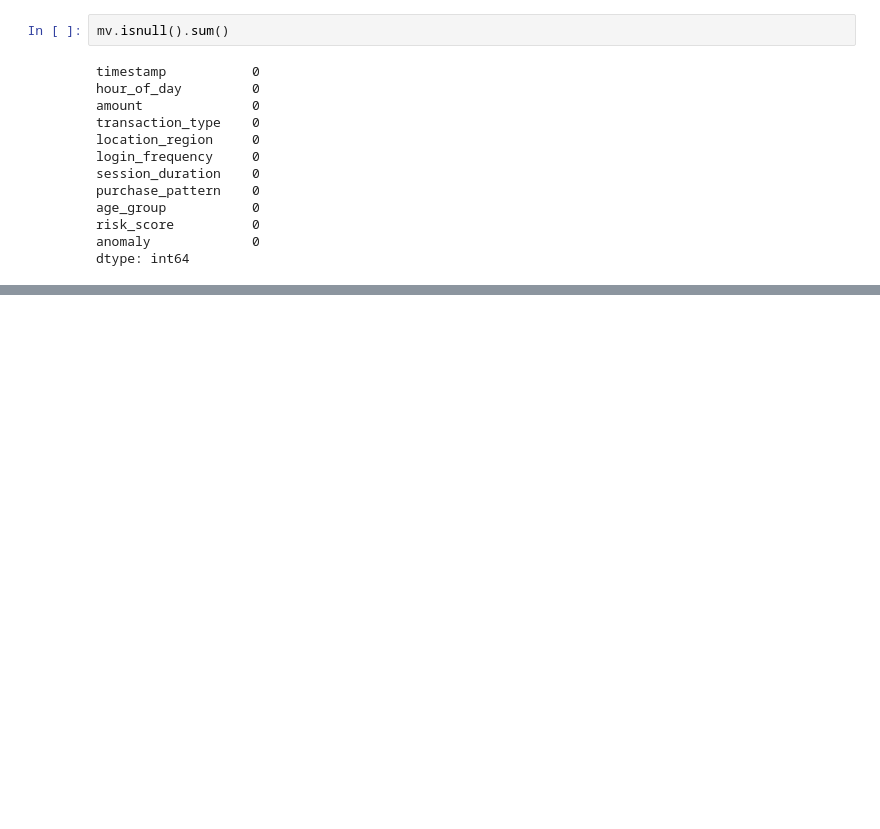
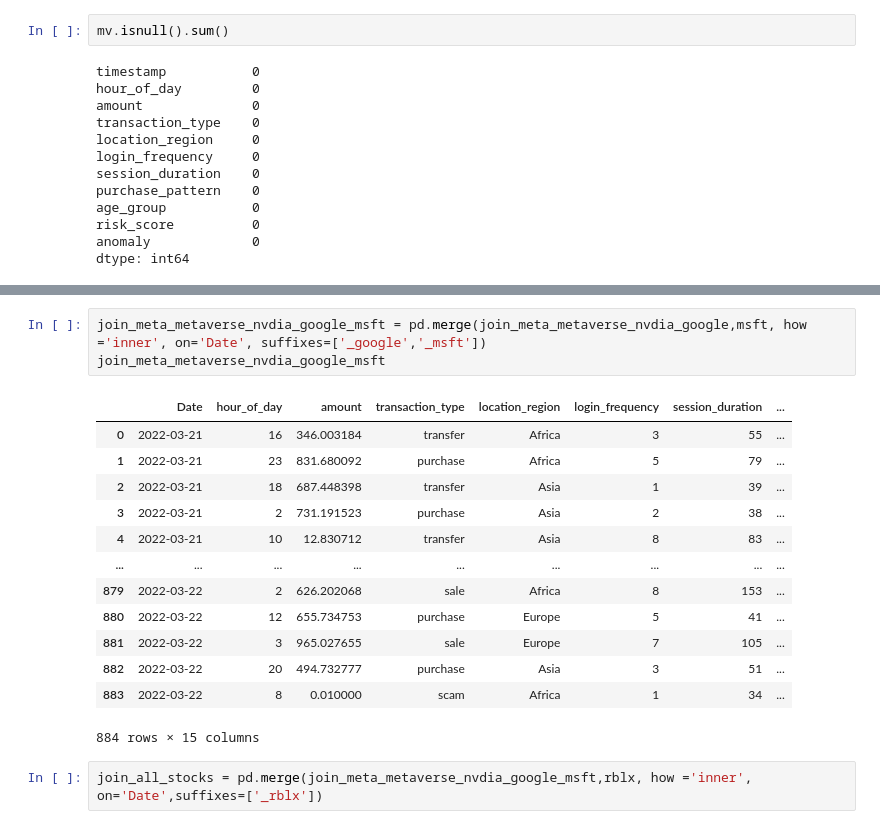
Before and after one commit to singh-maya/Metaverse-Hackathon-Project, a Jupyter notebook: Datasets/Metaverse_dataset_cleanup.ipynb, the cells around one changed output, grey strips where cells are left out. Drawn from its saved outputs; the diff is of its cells as text; blank space fills up the shorter version.

```diff
--- a/Datasets/Metaverse_dataset_cleanup.ipynb
+++ b/Datasets/Metaverse_dataset_cleanup.ipynb
@@ -61,0 +149,19 @@ mv.to_csv('./', index=False)
+# %%
+join_meta_metaverse_nvdia_google_msft = pd.merge(join_meta_metaverse_nvdia_google,msft, how ='inner', on='Date', suffixes=['_google','_msft'])
+join_meta_metaverse_nvdia_google_msft
+# %% [output]
+|  | Date | hour_of_day | amount | transaction_type | location_region | login_frequency | session_duration | ... |
+| 0 | 2022-03-21 | 16 | 346.003184 | transfer | Africa | 3 | 55 | ... |
+| 1 | 2022-03-21 | 23 | 831.680092 | purchase | Africa | 5 | 79 | ... |
+| 2 | 2022-03-21 | 18 | 687.448398 | transfer | Asia | 1 | 39 | ... |
+| 3 | 2022-03-21 | 2 | 731.191523 | purchase | Asia | 2 | 38 | ... |
+| 4 | 2022-03-21 | 10 | 12.830712 | transfer | Asia | 8 | 83 | ... |
+| ... | ... | ... | ... | ... | ... | ... | ... | ... |
+| 879 | 2022-03-22 | 2 | 626.202068 | sale | Africa | 8 | 153 | ... |
+| 880 | 2022-03-22 | 12 | 655.734753 | purchase | Europe | 5 | 41 | ... |
+| 881 | 2022-03-22 | 3 | 965.027655 | sale | Europe | 7 | 105 | ... |
+| 882 | 2022-03-22 | 20 | 494.732777 | purchase | Asia | 3 | 51 | ... |
+| 883 | 2022-03-22 | 8 | 0.010000 | scam | Africa | 1 | 34 | ... |
+884 rows × 15 columns
+# %%
+join_all_stocks = pd.merge(join_meta_metaverse_nvdia_google_msft,rblx, how ='inner', on='Date',suffixes=['_rblx'])
```
Also changed, not shown: parts of 10 cells of this notebook, 1 other file.
